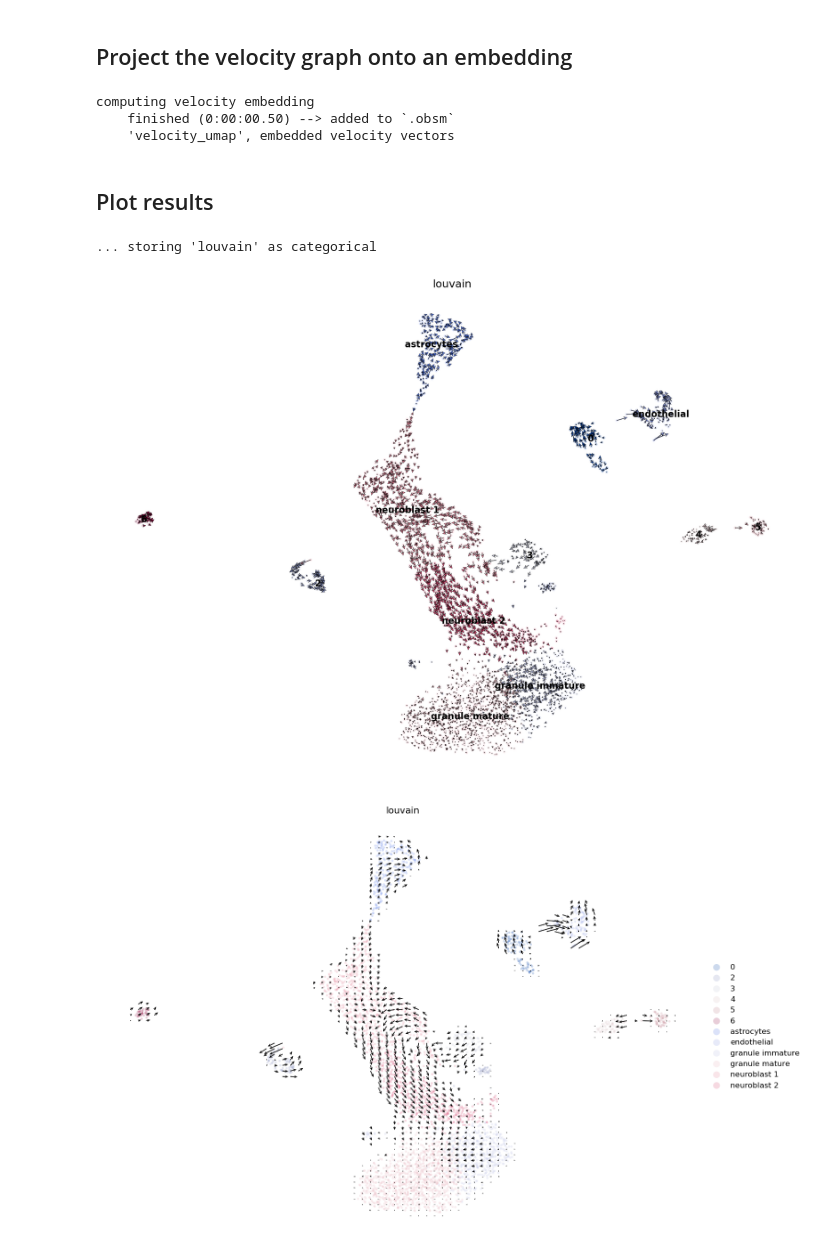
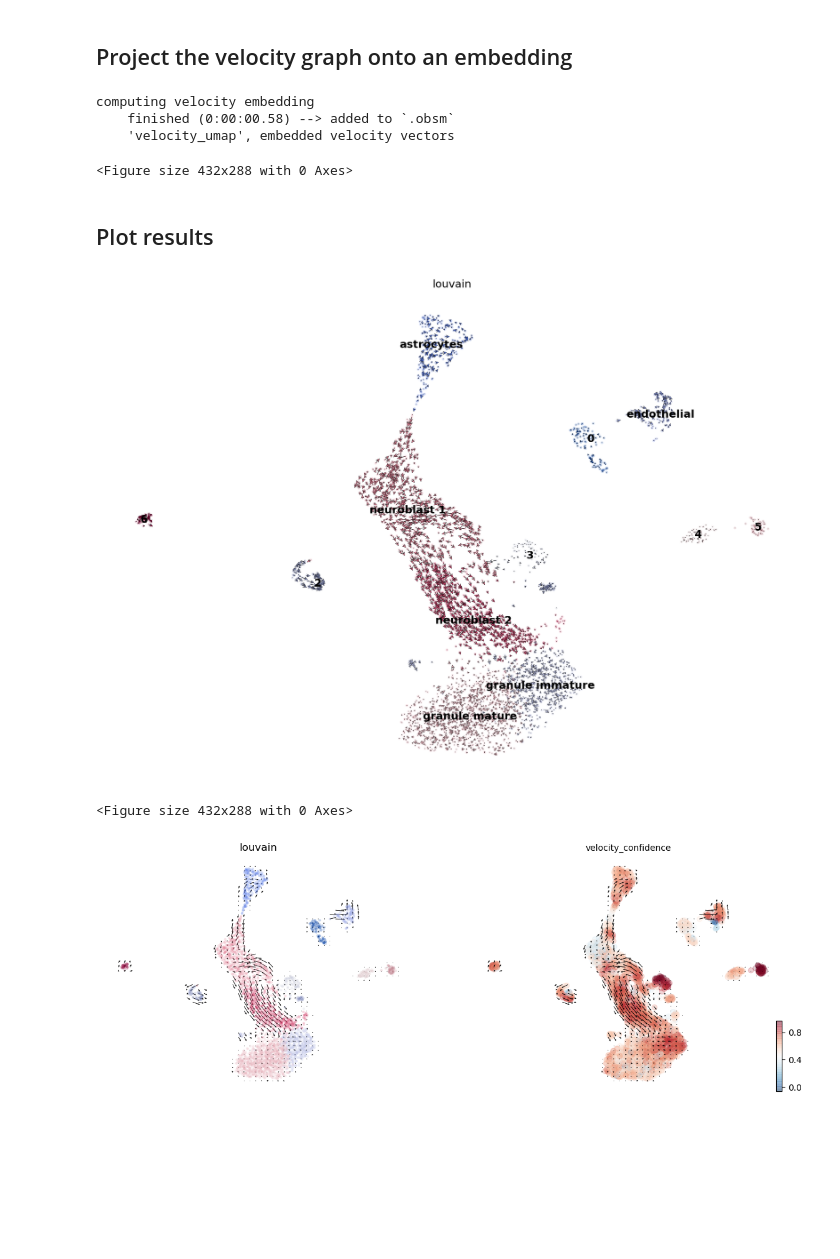
Before and after one commit to theislab/scvelo_notebooks, a Jupyter notebook: DentateGyrus.ipynb, the cells around one changed output. Drawn from its saved outputs; the diff is of its cells as text; code cells hidden in the pictures; blank space fills up the shorter version.

```diff
--- a/DentateGyrus.ipynb
+++ b/DentateGyrus.ipynb
@@ -31,7 +27,7 @@ Running scvelo 0.1.5 on 2018-09-04 19:17.
 # %% [markdown]
 ## Load and cleanup the data
 # %%
-adata = sc.read("data/DentateGyrus/10X43_1.loom", cleanup=True, sparse=True, cache=True,
+adata = scv.read("data/DentateGyrus/10X43_1.loom", sparse=True, cache=True,
                 backup_url="http://pklab.med.harvard.edu/velocyto/DG1/10X43_1.loom")
 # %% [output]
 ... reading from cache file ./cache/data-DentateGyrus-10X43_1.h5ad
@@ -81,7 +49,0 @@ computing moments
-# %%
-if all([path.exists('./write/DG_clusters.npy'), path.exists('./write/DG_umap.npy')]):
-    adata.obs['louvain'] = np.load('./write/DG_clusters.npy')
-    adata.obsm['X_umap'] = np.load('./write/DG_umap.npy')
-else:
-    sc.tl.louvain(adata, resolution=.7, random_state=4)
-    sc.tl.umap(adata, min_dist=.6, random_state=4)
@@ -102,21 +82,31 @@ computing velocity graph
     'velocity_graph', sparse matrix with cosine correlations
 # %% [markdown]
 ## Project the velocity graph onto an embedding
+# %%
+url_louv = 'https://github.com/theislab/scvelo_notebooks/raw/master/write/DG_clusters.npy'
+url_umap = 'https://github.com/theislab/scvelo_notebooks/raw/master/write/DG_umap.npy'
+
+adata.obs['louvain'] = scv.load('./data/DentateGyrus/DG_clusters.npy', url_louv)
+adata.obsm['X_umap'] = scv.load('./data/DentateGyrus/DG_umap.npy', url_umap)
+
+#  sc.tl.louvain(adata)
+#  sc.tl.umap(adata, min_dist=1)
 # %%
 scv.tl.velocity_embedding(adata, basis='umap')
 # %% [output]
 computing velocity embedding
-    finished (0:00:00.50) --> added to `.obsm`
+    finished (0:00:00.58) --> added to `.obsm`
     'velocity_umap', embedded velocity vectors
+<Figure size 432x288 with 0 Axes>
 # %% [markdown]
 ## Plot results
 # %%
-scv.pl.velocity_embedding(adata, basis='umap', color='louvain', scale=2.5, legend_loc='on data')
+ax = scv.pl.velocity_embedding(adata, basis='umap', color='louvain', legend_loc='on data', legend_fontsize=12)
 # %% [output]
-... storing 'louvain' as categorical
-[figure, old version]
+[figure, new version]
 # %%
-scv.pl.velocity_embedding_grid(adata, basis='umap', color='louvain', density=1.2, scale=1.5)
+scv.pl.velocity_embedding_grid(adata, basis='umap', color=['louvain', 'velocity_confidence'], colorbar=True)
 # %% [output]
+<Figure size 432x288 with 0 Axes>
-[figure, old version]
+[figure, new version]
 # %%
```
Also changed, not shown: parts of 16 cells of this notebook, 1 other file.
